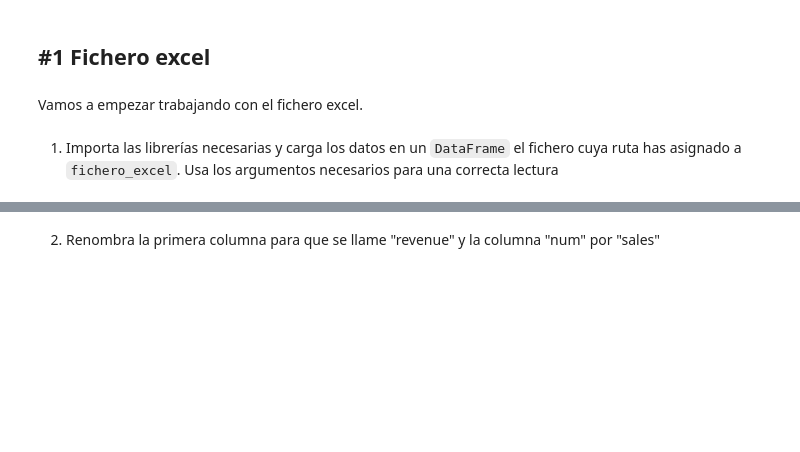
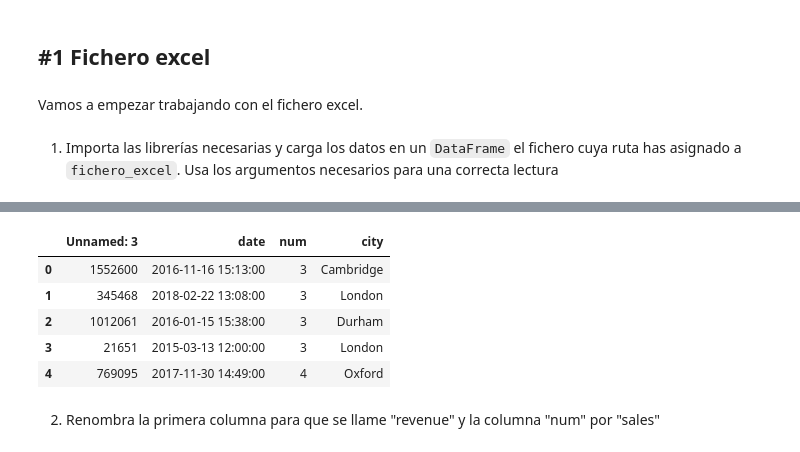
Before and after one commit to Whitee-12/DS-online-blanca, a Jupyter notebook: 03_Data_Analysis/Sprint_05/Unidad_02_Procesado_Datos_Internos_Ficheros/03_Practica_Obligatoria/18_Practica_Obligatoria_Ficheros.ipynb, the cells around one changed output, grey strips where cells are left out. Saved outputs shown, nothing was run; the diff lists cells and outputs as text; code cells hidden in the pictures; blank space fills up the shorter version.

```diff
--- a/03_Data_Analysis/Sprint_05/Unidad_02_Procesado_Datos_Internos_Ficheros/03_Practica_Obligatoria/18_Practica_Obligatoria_Ficheros.ipynb
+++ b/03_Data_Analysis/Sprint_05/Unidad_02_Procesado_Datos_Internos_Ficheros/03_Practica_Obligatoria/18_Practica_Obligatoria_Ficheros.ipynb
@@ -54,0 +32,21 @@ XML: ./data\OptaF24.xml
+# %%
+import os
+
+ruta = "./data"
+ficheros = os.listdir(ruta)
+
+fichero_texto = None
+fichero_excel = None
+fichero_xml = None
+
+for fichero in ficheros:
+    if fichero.endswith(".txt"):
+        fichero_texto = f"{ruta}/{fichero}"
+    elif fichero == "city_sales_sucio.xlsx":   # Selección específica
+        fichero_excel = f"{ruta}/{fichero}"
+    elif fichero.endswith(".xml"):
+        fichero_xml = f"{ruta}/{fichero}"
+
+print("Fichero de texto:", fichero_texto)
+print("Fichero Excel:", fichero_excel)
+print("Fichero XML:", fichero_xml)
@@ -86,3 +63,28 @@ Hojas disponibles: dict_keys(['clean_data'])
+# %%
+import pandas as pd
+
+# Cargar Excel ignorando las 3 primeras filas
+df = pd.read_excel(
+    fichero_excel,
+    engine="openpyxl",
+    sheet_name='Data_2',
+    skiprows=4
+)
+
+# Ignorar las 3 primeras columnas
+df = df.iloc[:, 3:]
+
+# Eliminar columnas completamente vacías
+df = df.dropna(axis=1, how='all')
+
+df.head()
+# %% [output]
+|  | Unnamed: 3 | date | num | city |
+| 0 | 1552600 | 2016-11-16 15:13:00 | 3 | Cambridge |
+| 1 | 345468 | 2018-02-22 13:08:00 | 3 | London |
+| 2 | 1012061 | 2016-01-15 15:38:00 | 3 | Durham |
+| 3 | 21651 | 2015-03-13 12:00:00 | 3 | London |
+| 4 | 769095 | 2017-11-30 14:49:00 | 4 | Oxford |
 # %% [markdown]
 2. Renombra la primera columna para que se llame "revenue" y la columna "num" por "sales"
 # %%
```
Also changed, not shown: parts of 20 cells of this notebook, 2 other files.
